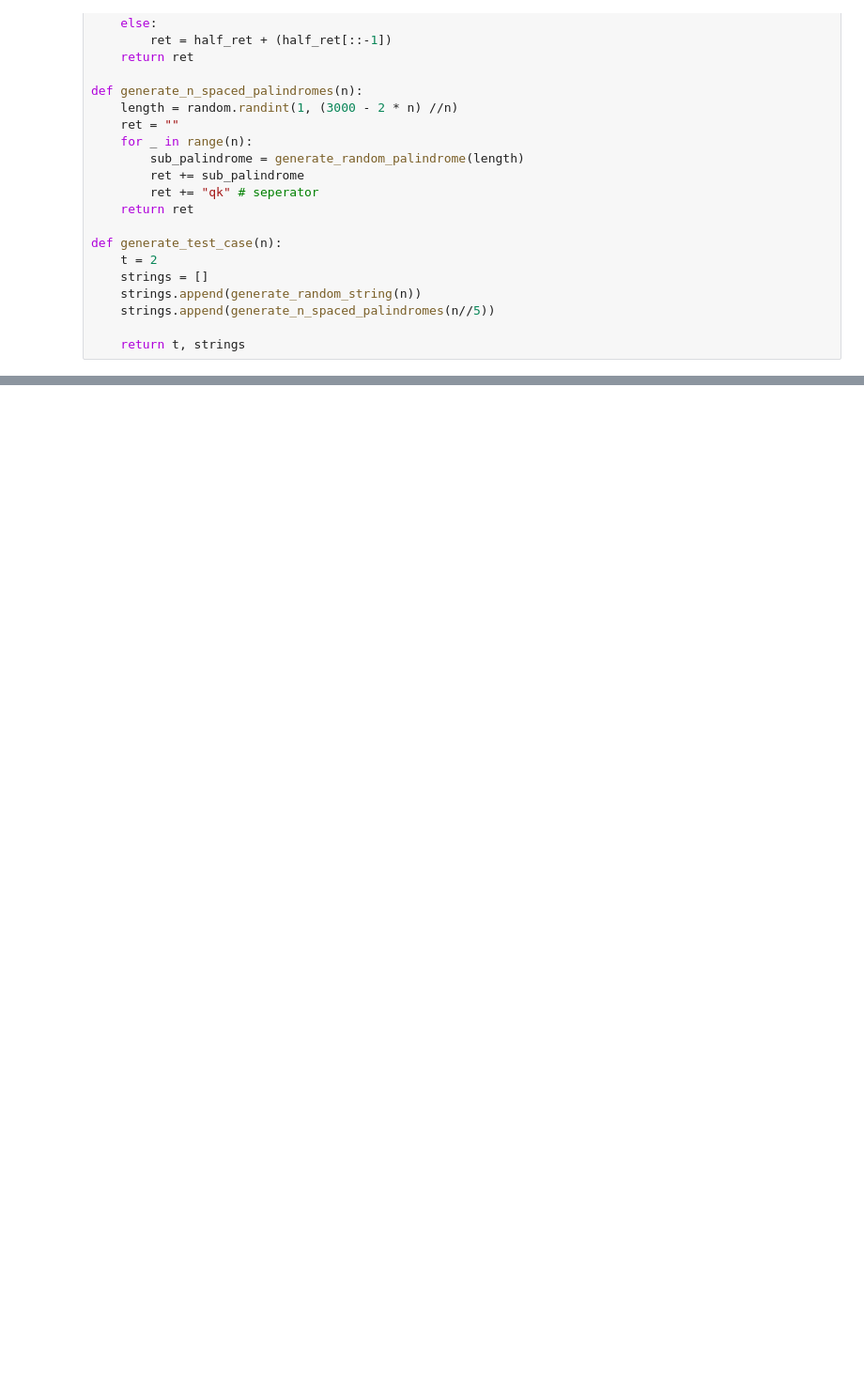
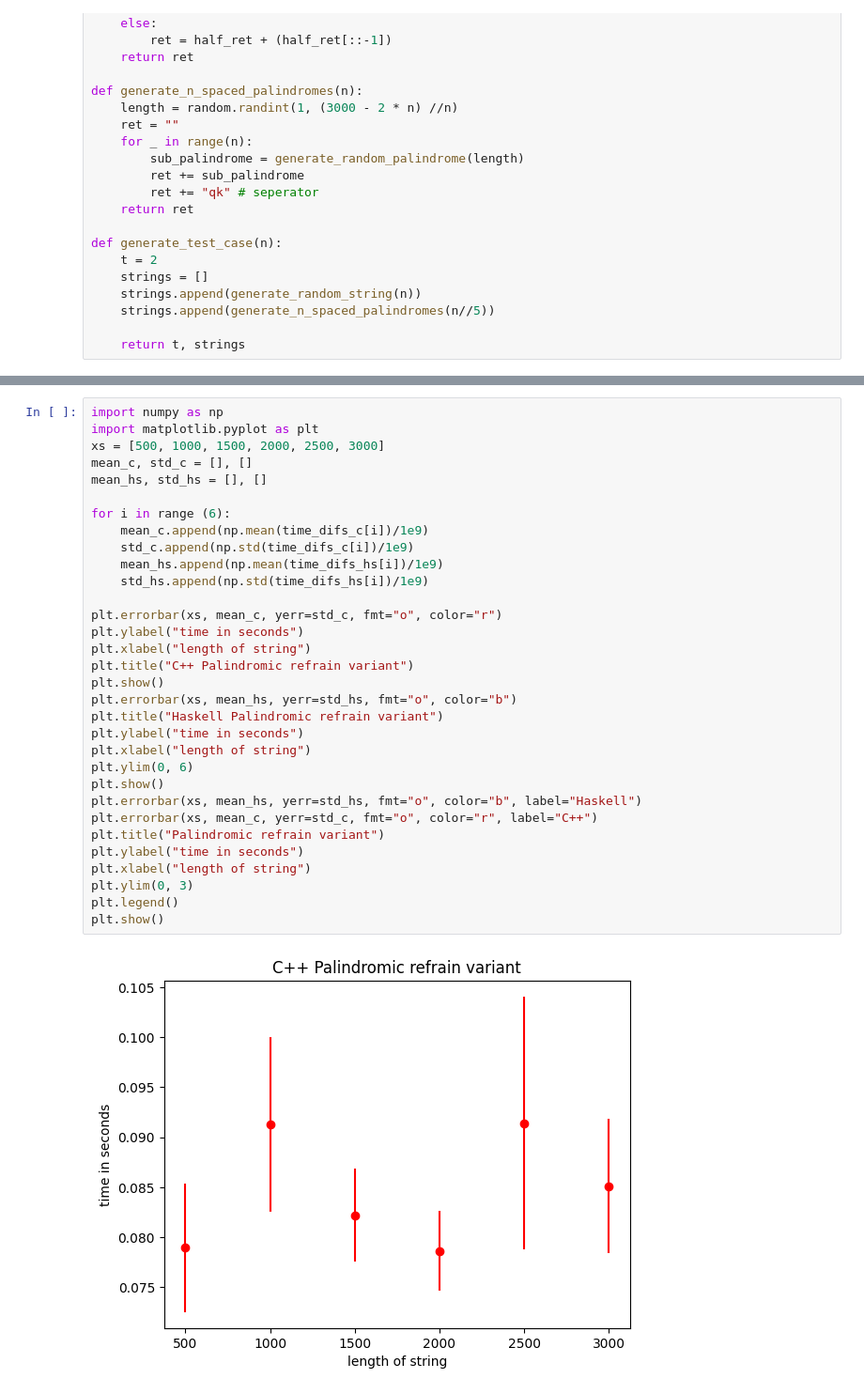
Before and after one commit to fizruk/eertree, a Jupyter notebook: app/Benchmarking.ipynb, the cells around one changed output, grey strips where cells are left out. Shown: that part at 94% size. Cells and saved outputs as stored; diff of their text form; blank space fills up the shorter version.

```diff
--- a/app/Benchmarking.ipynb
+++ b/app/Benchmarking.ipynb
@@ -65,3 +65,37 @@ for i in range(1, 7):
         time_dif = end_time - starting_time
         time_dif_ns = time_dif
         time_difs_hs[i-1].append(time_dif_ns)
+# %%
+import numpy as np
+import matplotlib.pyplot as plt
+xs = [500, 1000, 1500, 2000, 2500, 3000]
+mean_c, std_c = [], []
+mean_hs, std_hs = [], []
+
+for i in range (6):
+    mean_c.append(np.mean(time_difs_c[i])/1e9)
+    std_c.append(np.std(time_difs_c[i])/1e9)
+    mean_hs.append(np.mean(time_difs_hs[i])/1e9)
+    std_hs.append(np.std(time_difs_hs[i])/1e9)
+
+plt.errorbar(xs, mean_c, yerr=std_c, fmt="o", color="r")
+plt.ylabel("time in seconds")
+plt.xlabel("length of string")
+plt.title("C++ Palindromic refrain variant")
+plt.show()
+plt.errorbar(xs, mean_hs, yerr=std_hs, fmt="o", color="b")
+plt.title("Haskell Palindromic refrain variant")
+plt.ylabel("time in seconds")
+plt.xlabel("length of string")
+plt.ylim(0, 6)
+plt.show()
+plt.errorbar(xs, mean_hs, yerr=std_hs, fmt="o", color="b", label="Haskell")
+plt.errorbar(xs, mean_c, yerr=std_c, fmt="o", color="r", label="C++")
+plt.title("Palindromic refrain variant")
+plt.ylabel("time in seconds")
+plt.xlabel("length of string")
+plt.ylim(0, 3)
+plt.legend()
+plt.show()
+# %% [output]
+[figure, added]
```
Also changed, not shown: parts of 5 cells of this notebook, 14 other files.
